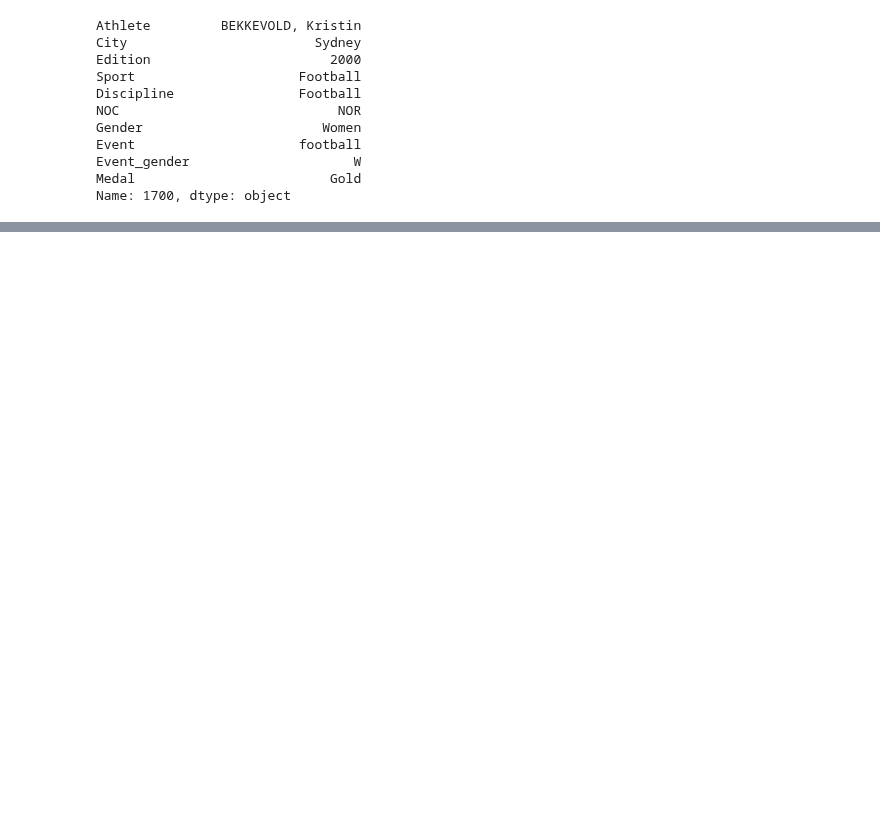
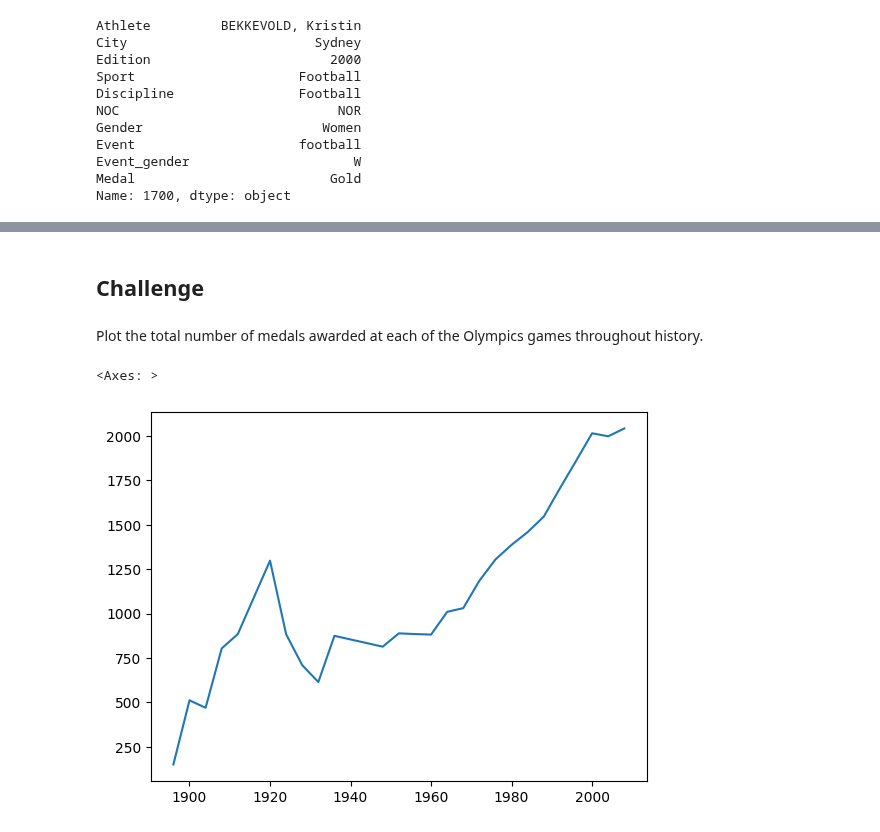
Before and after one commit to dbasdanis/python_practice, a Jupyter notebook: pandas/pandas_doc.ipynb, the cells around one changed output, grey strips where cells are left out. Cells and saved outputs as stored; diff of their text form; code cells hidden in the pictures; blank space fills up the shorter version.

Commit message:
feat: add index challenge

```diff
--- a/pandas/pandas_doc.ipynb
+++ b/pandas/pandas_doc.ipynb
@@ -757,3 +757,12 @@ oo.iloc[1:4]
 | 1 | AALTONEN, Arvo Ossian | Antwerp | 1920 | Aquatics | Swimming | FIN | Men | 200m breaststroke | M | Bronze |
 | 2 | AALTONEN, Arvo Ossian | Antwerp | 1920 | Aquatics | Swimming | FIN | Men | 400m breaststroke | M | Bronze |
 | 3 | AALTONEN, Paavo Johannes | London | 1948 | Gymnastics | Artistic G. | FIN | Men | vault | M | Gold |
+# %% [markdown]
+## Challenge
+# %% [markdown]
+Plot the total number of medals awarded at each of the Olympics games throughout history.
+# %%
+oo.Edition.value_counts().sort_index().plot()
+# %% [output]
+<Axes: >
+[figure, added]
```
Also changed, not shown: parts of 8 cells of this notebook.
